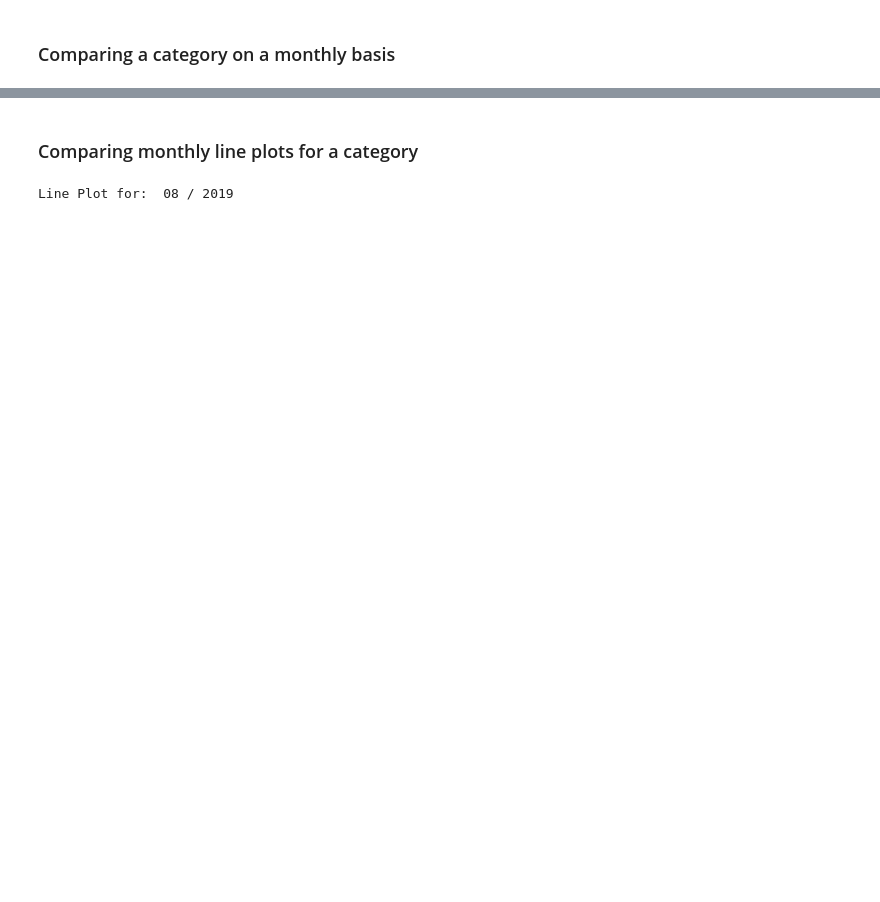
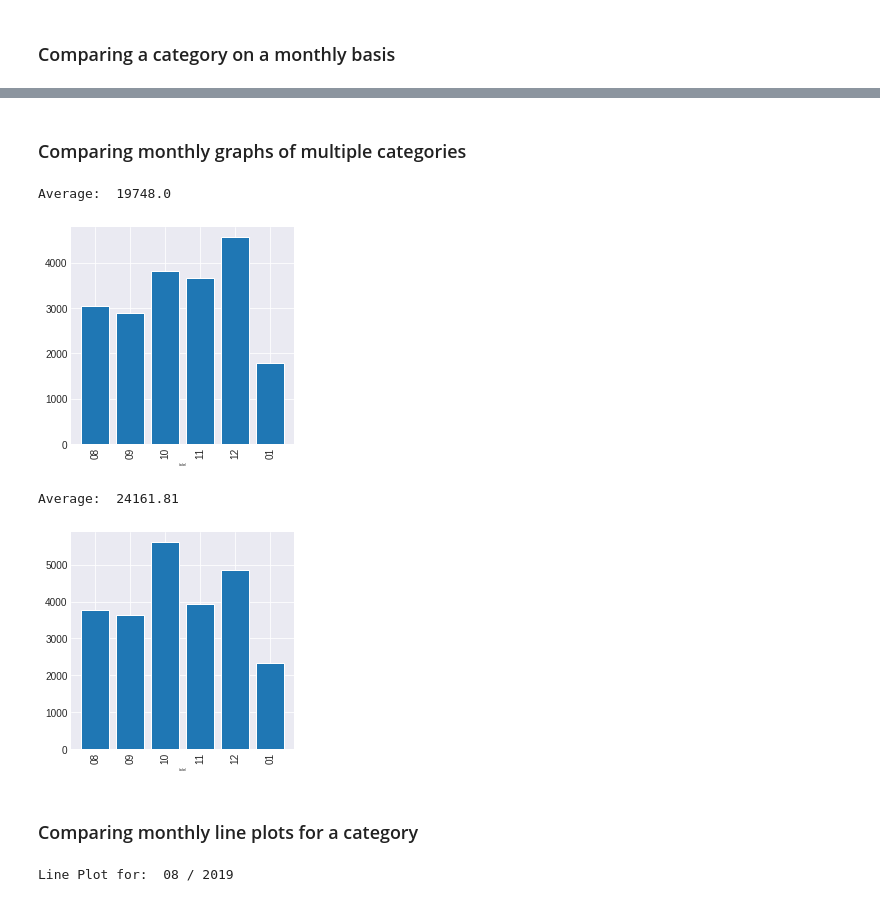
Before and after one commit to ShreyasKbrn/the_cashflow, a Jupyter notebook: app.ipynb, the cells around one changed output, grey strips where cells are left out. Drawn from its saved outputs; the diff is of its cells as text; code cells hidden in the pictures; blank space fills up the shorter version.

```diff
--- a/app.ipynb
+++ b/app.ipynb
@@ -367,3 +373,14 @@ Average:  2436.0
+# %% [markdown]
+### Comparing monthly graphs of multiple categories
+# %%
+categories = ['Wine', 'Food'];
+for category in categories:
+    monthly_compare(category, '', '')
+# %% [output]
+Average:  19748.0
+[figure, added]
+Average:  24161.81
+[figure, added]
 # %% [markdown]
 ### Comparing monthly line plots for a category
 # %%
```
Also changed, not shown: parts of 12 cells of this notebook.
